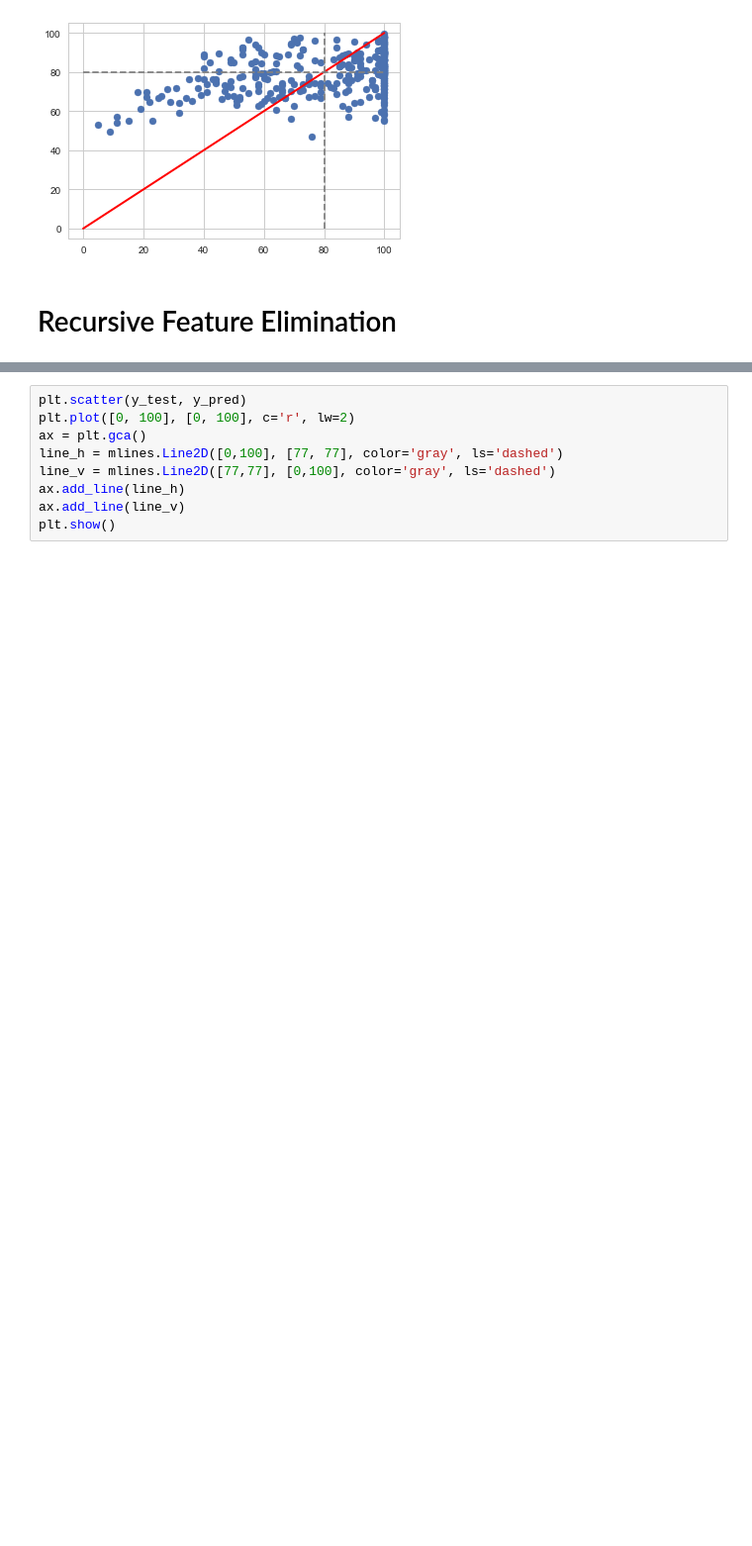
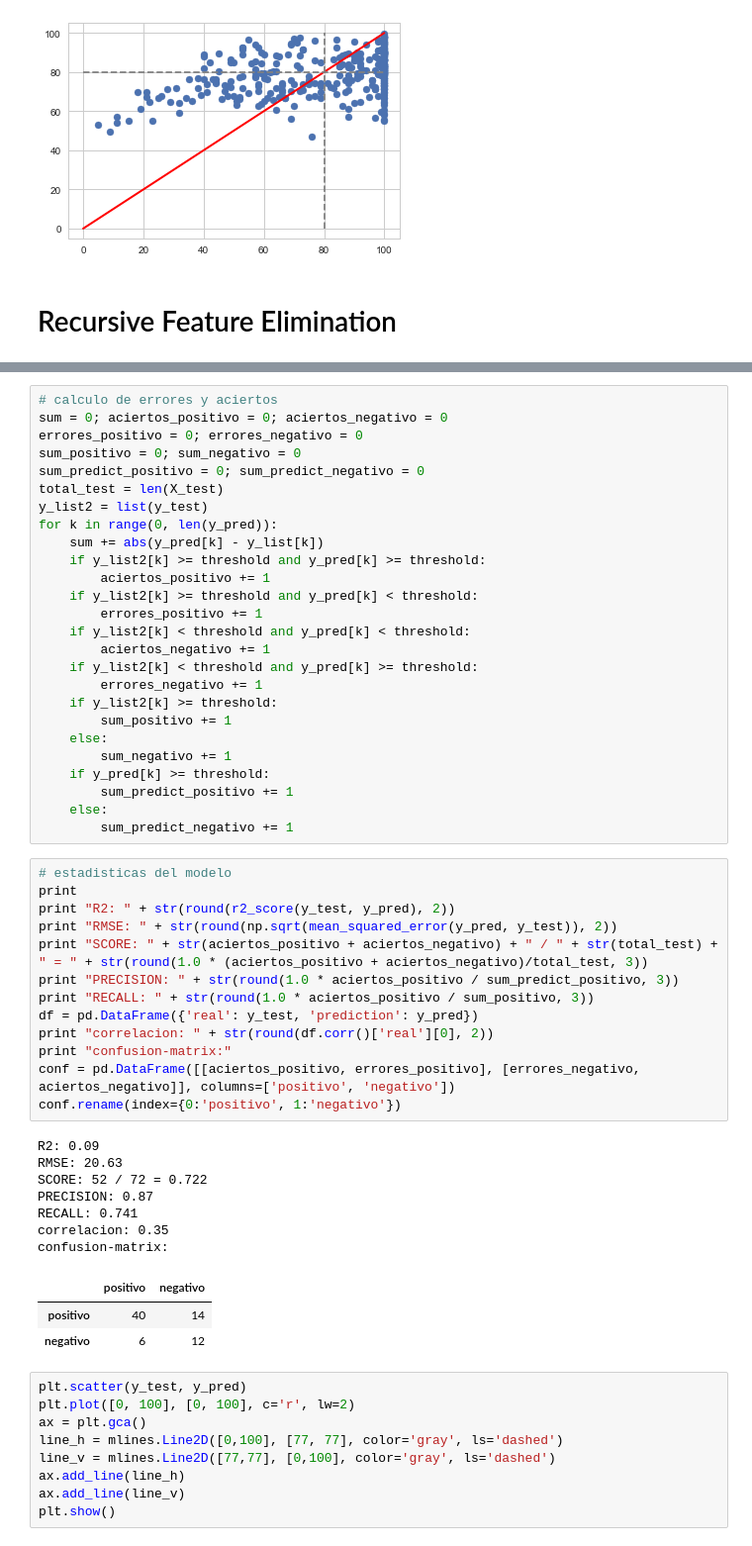
Before and after one commit to danielgomezm/diplomado, a Jupyter notebook: rrss_regression.ipynb, the cells around one changed output, grey strips where cells are left out. Shown at 99% size. Cells and saved outputs as stored; diff of their text form; blank space fills up the shorter version.

Commit message:
modelo de regresion.

```diff
--- a/rrss_regression.ipynb
+++ b/rrss_regression.ipynb
@@ -286,3 +286,53 @@ RMSE: 21.84
+# %%
+# calculo de errores y aciertos
+sum = 0; aciertos_positivo = 0; aciertos_negativo = 0
+errores_positivo = 0; errores_negativo = 0
+sum_positivo = 0; sum_negativo = 0
+sum_predict_positivo = 0; sum_predict_negativo = 0
+total_test = len(X_test)
+y_list2 = list(y_test)
+for k in range(0, len(y_pred)):
+    sum += abs(y_pred[k] - y_list[k])
+    if y_list2[k] >= threshold and y_pred[k] >= threshold:
+        aciertos_positivo += 1
+    if y_list2[k] >= threshold and y_pred[k] < threshold:
+        errores_positivo += 1
+    if y_list2[k] < threshold and y_pred[k] < threshold:
+        aciertos_negativo += 1
+    if y_list2[k] < threshold and y_pred[k] >= threshold:
+        errores_negativo += 1
+    if y_list2[k] >= threshold:
+        sum_positivo += 1
+    else:
+        sum_negativo += 1
+    if y_pred[k] >= threshold:
+        sum_predict_positivo += 1
+    else:
+        sum_predict_negativo += 1
+# %%
+# estadisticas del modelo
+print
+print "R2: " + str(round(r2_score(y_test, y_pred), 2))
+print "RMSE: " + str(round(np.sqrt(mean_squared_error(y_pred, y_test)), 2))
+print "SCORE: " + str(aciertos_positivo + aciertos_negativo) + " / " + str(total_test) + " = " + str(round(1.0 * (aciertos_positivo + aciertos_negativo)/total_test, 3))
+print "PRECISION: " + str(round(1.0 * aciertos_positivo / sum_predict_positivo, 3))
+print "RECALL: " + str(round(1.0 * aciertos_positivo / sum_positivo, 3))
+df = pd.DataFrame({'real': y_test, 'prediction': y_pred})
+print "correlacion: " + str(round(df.corr()['real'][0], 2))
+print "confusion-matrix:"
+conf = pd.DataFrame([[aciertos_positivo, errores_positivo], [errores_negativo, aciertos_negativo]], columns=['positivo', 'negativo'])
+conf.rename(index={0:'positivo', 1:'negativo'})
+# %% [output]
+R2: 0.09
+RMSE: 20.63
+SCORE: 52 / 72 = 0.722
+PRECISION: 0.87
+RECALL: 0.741
+correlacion: 0.35
+confusion-matrix:
+|  | positivo | negativo |
+| positivo | 40 | 14 |
+| negativo | 6 | 12 |
 # %%
 plt.scatter(y_test, y_pred)
 plt.plot([0, 100], [0, 100], c='r', lw=2)
```
Also changed, not shown: parts of 1 cell of this notebook.
